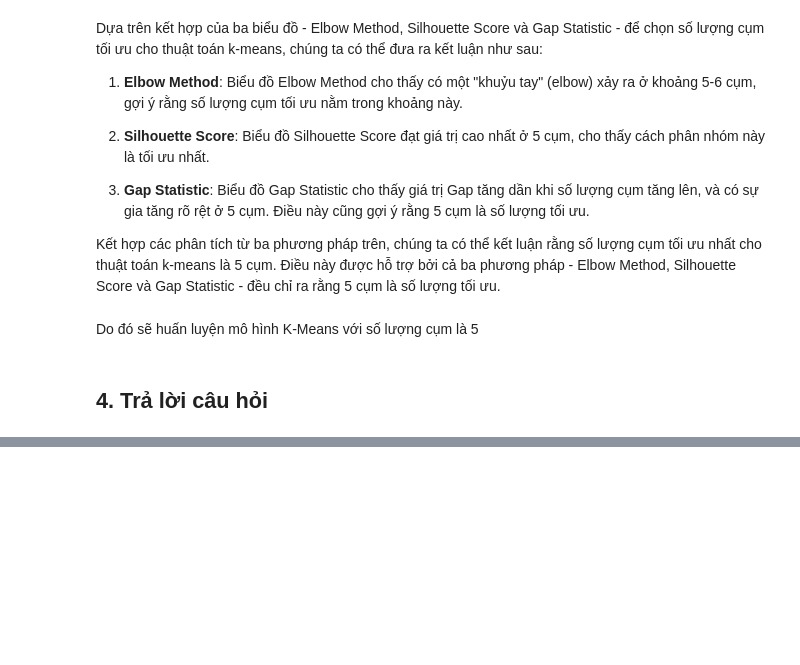
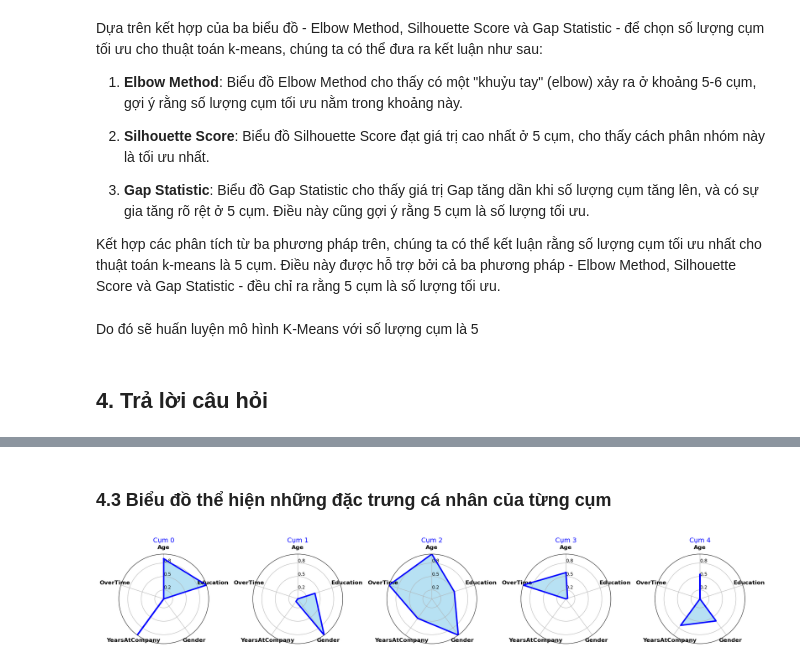
Before and after one commit to hungchou8994/LTKHDL, a Jupyter notebook: data_modeling/data_model.ipynb, the cells around one changed output, grey strips where cells are left out. Drawn from its saved outputs; the diff is of its cells as text; code cells hidden in the pictures; blank space fills up the shorter version.

```diff
--- a/data_modeling/data_model.ipynb
+++ b/data_modeling/data_model.ipynb
@@ -75,6 +82,8 @@ df.head()
 # %%
 feature_names = ['Age','Education','MaritalStatus','Gender','PerformanceRating','JobSatisfaction'
                  ,'YearsAtCompany','JobRole','JobLevel','OverTime']
+
+data = df[feature_names].copy()
 # %% [markdown]
 Kiểu dữ liệu ban đầu trước khi mã hóa
 # %%
@@ -317,0 +390,51 @@ clusters = kmeans.fit_predict(scaled_data)
+# %% [markdown]
+### **4.3 Biểu đồ thể hiện những đặc trưng cá nhân của từng cụm**
+# %%
+from math import pi
+
+def plot_radar(data, cluster, ax):
+    categories = list(data.columns)
+    values = data.loc[cluster].tolist()
+    values += values[:1]  # Lặp lại giá trị đầu để đóng vòng radar
+
+    angles = [n / float(len(categories)) * 2 * pi for n in range(len(categories))]
+    angles += angles[:1]
+
+    ax.set_theta_offset(pi / 2)
+    ax.set_theta_direction(-1)
+
+    ax.set_xticks(angles[:-1])
+    ax.set_xticklabels(categories, color='black', size=12, fontweight='bold')
+
+    ax.set_rlabel_position(0)
+    ax.set_yticks([0.2, 0.5, 0.8])
+    ax.set_yticklabels(["0.2", "0.5", "0.8"], color="black", size=10)
+    ax.set_ylim(0, 1)
+
+    ax.plot(angles, values, linewidth=3, linestyle='solid', label=f'Cluster {cluster}', color='blue')
+    ax.fill(angles, values, alpha=0.6, color='skyblue')
+
+    ax.set_title(f'Cụm {cluster}', size=14, color='blue', y=1.1)
+
+# Lựa chọn những đặc trưng mang tính cá nhân
+radar_features = ['Age','Education','Gender','YearsAtCompany','OverTime','Cluster']
+
+df_radar = data[radar_features]
+cluster_means = df_radar.groupby('Cluster').mean()
+
+# Chuẩn hóa từng đặc trưng theo min-max normalization
+normalized_means = cluster_means.apply(lambda x: (x - x.min()) / (x.max() - x.min()), axis=0)
+
+num_clusters = len(normalized_means)
+fig, axes = plt.subplots(1, num_clusters, figsize=(20, 10), subplot_kw=dict(polar=True))
+
+if num_clusters == 1:  # Nếu chỉ có 1 cụm, axes là một đối tượng đơn
+    axes = [axes]
+
+for i, cluster in enumerate(normalized_means.index):
+    plot_radar(normalized_means, cluster, axes[i])
+
+plt.tight_layout()
+plt.show()
+# %% [output]
+[figure, added]
```
Also changed, not shown: parts of 20 cells of this notebook.
